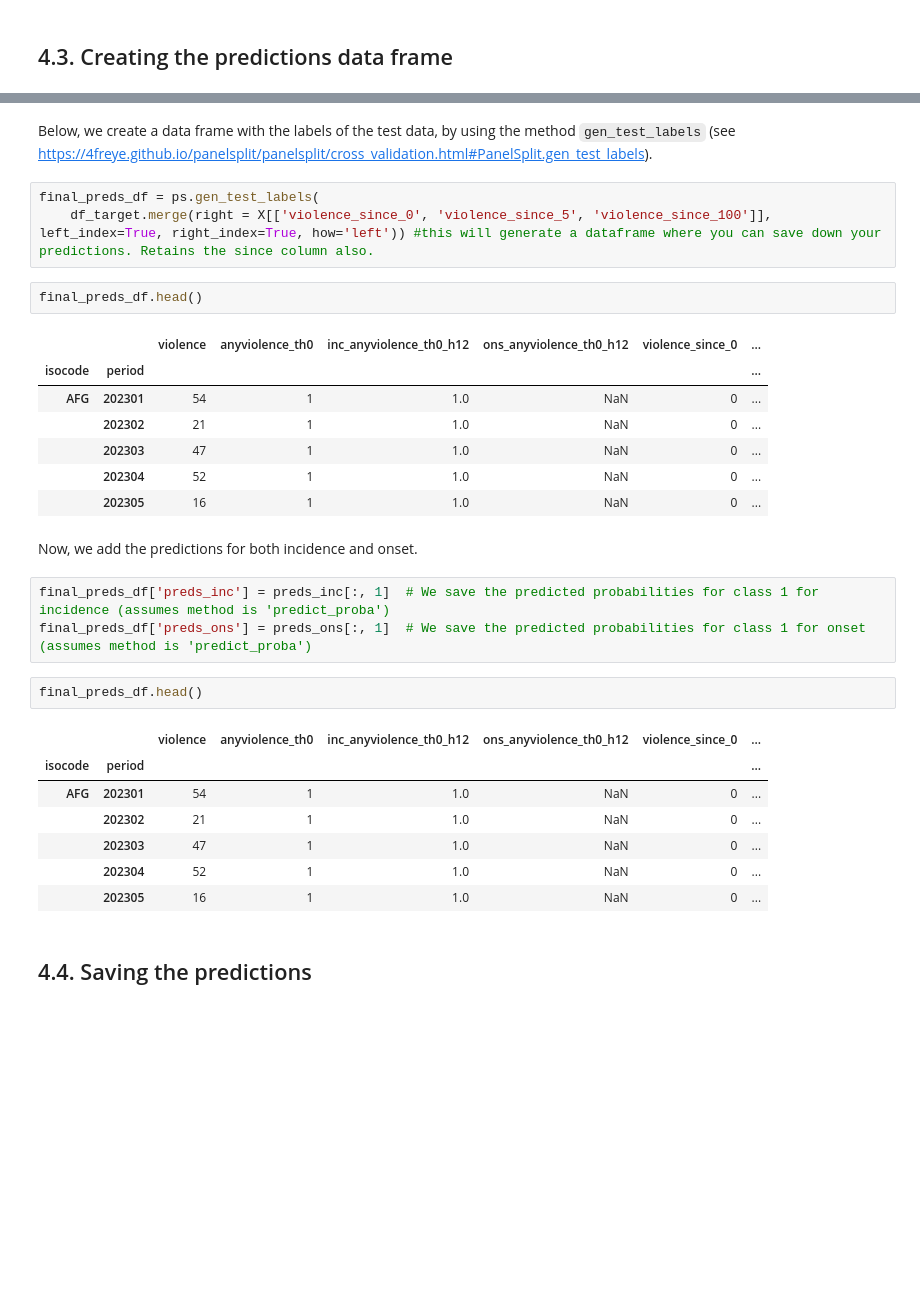
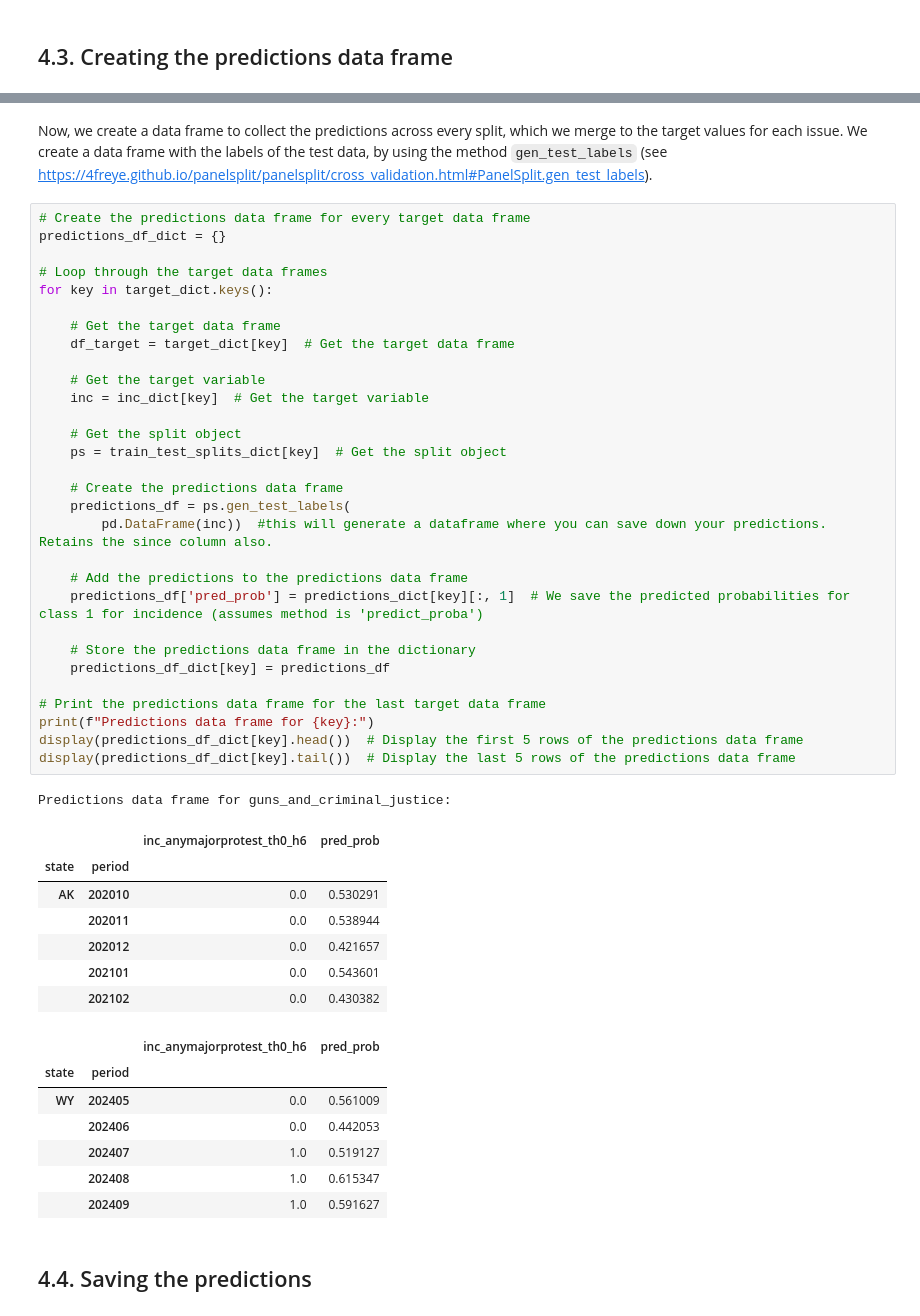
Before and after one commit to pablo-fdz/F-N_hw1, a Jupyter notebook: prediction_and_evaluation.ipynb, the cells around one changed output, grey strips where cells are left out. Saved outputs shown, nothing was run; the diff lists cells and outputs as text; blank space fills up the shorter version.

```diff
--- a/prediction_and_evaluation.ipynb
+++ b/prediction_and_evaluation.ipynb
@@ -1166,32 +1243,50 @@ df_target.head()
 # %% [markdown]
-Below, we create a data frame with the labels of the test data, by using the method `gen_test_labels` (see https://4freye.github.io/panelsplit/panelsplit/cross_validation.html#PanelSplit.gen_test_labels).
+Now, we create a data frame to collect the predictions across every split, which we merge to the target values for each issue. We create a data frame with the labels of the test data, by using the method `gen_test_labels` (see https://4freye.github.io/panelsplit/panelsplit/cross_validation.html#PanelSplit.gen_test_labels).
-# %%
-final_preds_df = ps.gen_test_labels(
-    df_target.merge(right = X[['violence_since_0', 'violence_since_5', 'violence_since_100']], left_index=True, right_index=True, how='left')) #this will generate a dataframe where you can save down your predictions. Retains the since column also.
-# %%
-final_preds_df.head()
-# %% [output]
-|  |  | violence | anyviolence_th0 | inc_anyviolence_th0_h12 | ons_anyviolence_th0_h12 | violence_since_0 | ... |
-| isocode | period |  |  |  |  |  | ... |
-| AFG | 202301 | 54 | 1 | 1.0 | NaN | 0 | ... |
-|  | 202302 | 21 | 1 | 1.0 | NaN | 0 | ... |
-|  | 202303 | 47 | 1 | 1.0 | NaN | 0 | ... |
-|  | 202304 | 52 | 1 | 1.0 | NaN | 0 | ... |
-|  | 202305 | 16 | 1 | 1.0 | NaN | 0 | ... |
-# %% [markdown]
-Now, we add the predictions for both incidence and onset.
-# %%
-final_preds_df['preds_inc'] = preds_inc[:, 1]  # We save the predicted probabilities for class 1 for incidence (assumes method is 'predict_proba')
-final_preds_df['preds_ons'] = preds_ons[:, 1]  # We save the predicted probabilities for class 1 for onset (assumes method is 'predict_proba')
-# %%
-final_preds_df.head()
-# %% [output]
-|  |  | violence | anyviolence_th0 | inc_anyviolence_th0_h12 | ons_anyviolence_th0_h12 | violence_since_0 | ... |
-| isocode | period |  |  |  |  |  | ... |
-| AFG | 202301 | 54 | 1 | 1.0 | NaN | 0 | ... |
-|  | 202302 | 21 | 1 | 1.0 | NaN | 0 | ... |
-|  | 202303 | 47 | 1 | 1.0 | NaN | 0 | ... |
-|  | 202304 | 52 | 1 | 1.0 | NaN | 0 | ... |
-|  | 202305 | 16 | 1 | 1.0 | NaN | 0 | ... |
+# %%
+# Create the predictions data frame for every target data frame
+predictions_df_dict = {}
+
+# Loop through the target data frames
+for key in target_dict.keys():
+
+    # Get the target data frame
+    df_target = target_dict[key]  # Get the target data frame
+
+    # Get the target variable
+    inc = inc_dict[key]  # Get the target variable
+
+    # Get the split object
+    ps = train_test_splits_dict[key]  # Get the split object
+
+    # Create the predictions data frame
+    predictions_df = ps.gen_test_labels(
+        pd.DataFrame(inc))  #this will generate a dataframe where you can save down your predictions. Retains the since column also.
+
+    # Add the predictions to the predictions data frame
+    predictions_df['pred_prob'] = predictions_dict[key][:, 1]  # We save the predicted probabilities for class 1 for incidence (assumes method is 'predict_proba')
+
+    # Store the predictions data frame in the dictionary
+    predictions_df_dict[key] = predictions_df
+
+# Print the predictions data frame for the last target data frame
+print(f"Predictions data frame for {key}:")
+display(predictions_df_dict[key].head())  # Display the first 5 rows of the predictions data frame
+display(predictions_df_dict[key].tail())  # Display the last 5 rows of the predictions data frame
+# %% [output]
+Predictions data frame for guns_and_criminal_justice:
+|  |  | inc_anymajorprotest_th0_h6 | pred_prob |
+| state | period |  |  |
+| AK | 202010 | 0.0 | 0.530291 |
+|  | 202011 | 0.0 | 0.538944 |
+|  | 202012 | 0.0 | 0.421657 |
+|  | 202101 | 0.0 | 0.543601 |
+|  | 202102 | 0.0 | 0.430382 |
+|  |  | inc_anymajorprotest_th0_h6 | pred_prob |
+| state | period |  |  |
+| WY | 202405 | 0.0 | 0.561009 |
+|  | 202406 | 0.0 | 0.442053 |
+|  | 202407 | 1.0 | 0.519127 |
+|  | 202408 | 1.0 | 0.615347 |
+|  | 202409 | 1.0 | 0.591627 |
 # %% [markdown]
 ## 4.4. Saving the predictions
```
Also changed, not shown: parts of 25 cells of this notebook, 20 other files.
